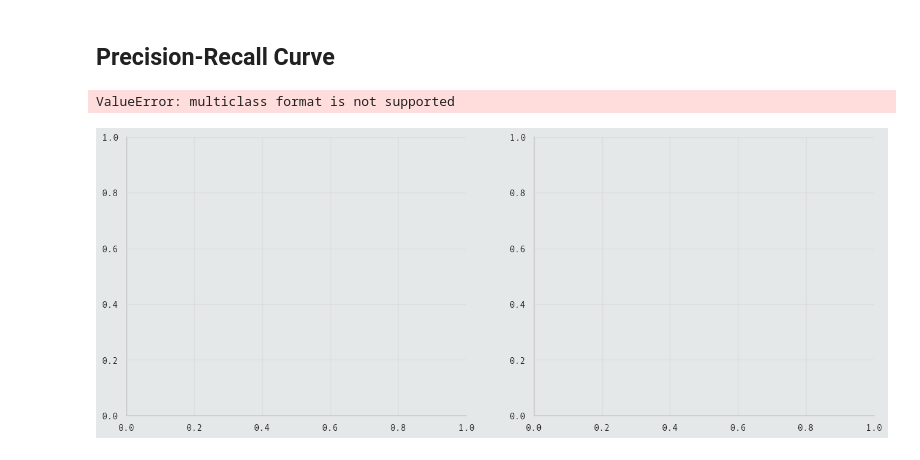
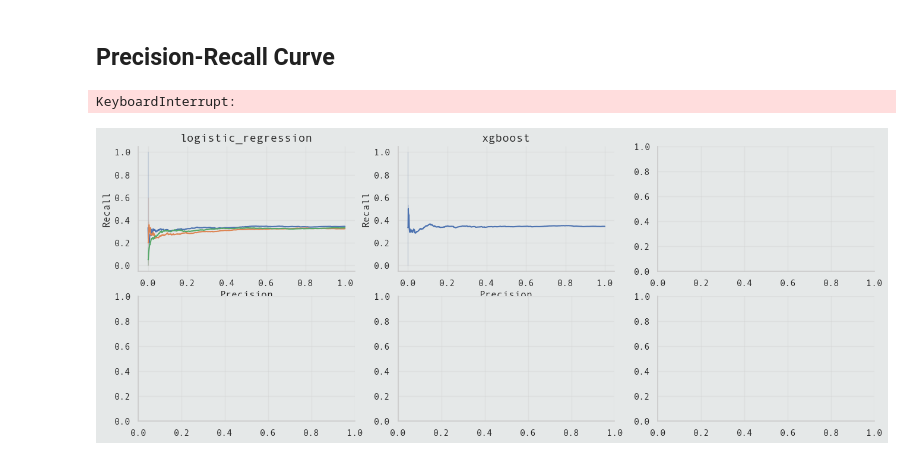
Before and after one commit to Volscente/MediBioticsAI, a Jupyter notebook: notebooks/healthcare_classification/model_training.ipynb, the cells around one changed output. Cells and saved outputs as stored; diff of their text form; code cells hidden in the pictures.

Commit message:
Bug over axis index

```diff
--- a/notebooks/healthcare_classification/model_training.ipynb
+++ b/notebooks/healthcare_classification/model_training.ipynb
@@ -423,42 +423,49 @@ plt.tight_layout()
 ## Precision-Recall Curve
 # %%
 # Define figure and axes
-figure, ax = plt.subplots(1, 2, figsize=(16, 6))
+figure, ax = plt.subplots(2, 3, figsize=(16, 6))
 ax = ax.flatten()
 
+# Binarize the output labels for the OvR approach
+y_test_bin = label_binarize(y_test, classes=[0, 1, 2])
+
 # Fetch all the trained models
+# TODO: Refine the index of the axis (it is writing always on the first plot, because now there are 6 plots)
 for index, model_name in enumerate(models.keys()):
 
     # Compute the predictions for the test set
-    probabilities = models[model_name].predict_proba(X_test)[:, 1]
+    probabilities = models[model_name].predict_proba(X_test)
 
-    # Calculate precision, recall, and thresholds
-    precision, recall, _ = precision_recall_curve(y_test, probabilities)
+    # Fetch classes
+    for class_index in range(probabilities.shape[1]):
 
-    # Plot the Precision-Recall curve
-    sns.lineplot(data=pd.DataFrame({'Precision': precision, 'Recall': recall}),
-                 x='Recall',
-                 y='Precision',
-                 ax=ax[index])
+        # Calculate precision, recall, and thresholds for the specific class
+        precision, recall, _ = precision_recall_curve(y_test_bin[:, class_index], probabilities[:, class_index])
 
-    # Set y label
-    ax[index].set_ylabel('Recall',
-                         fontweight='bold')
+        # Plot the Precision-Recall curve
+        sns.lineplot(data=pd.DataFrame({'Precision': precision, 'Recall': recall}),
+                     x='Recall',
+                     y='Precision',
+                     ax=ax[index])
 
-    # Set x label
-    ax[index].set_xlabel('Precision',
-                         fontweight='bold')
+        # Set y label
+        ax[index].set_ylabel('Recall',
+                             fontweight='bold')
 
-    # Set the title
-    ax[index].set_title(model_name, fontsize=14)
+        # Set x label
+        ax[index].set_xlabel('Precision',
+                             fontweight='bold')
+
+        # Set the title
+        ax[index].set_title(model_name, fontsize=14)
 
 # Define figure title
 figure.suptitle('Precision-Recall Curve',
                 fontweight='bold',
                 fontsize=24)
 
 # Plot with tight layout
 plt.tight_layout()
 # %% [output]
-ValueError: multiclass format is not supported
+KeyboardInterrupt:
-[figure, old version]
+[figure, new version]
```
Also changed, not shown: parts of 2 cells of this notebook.
